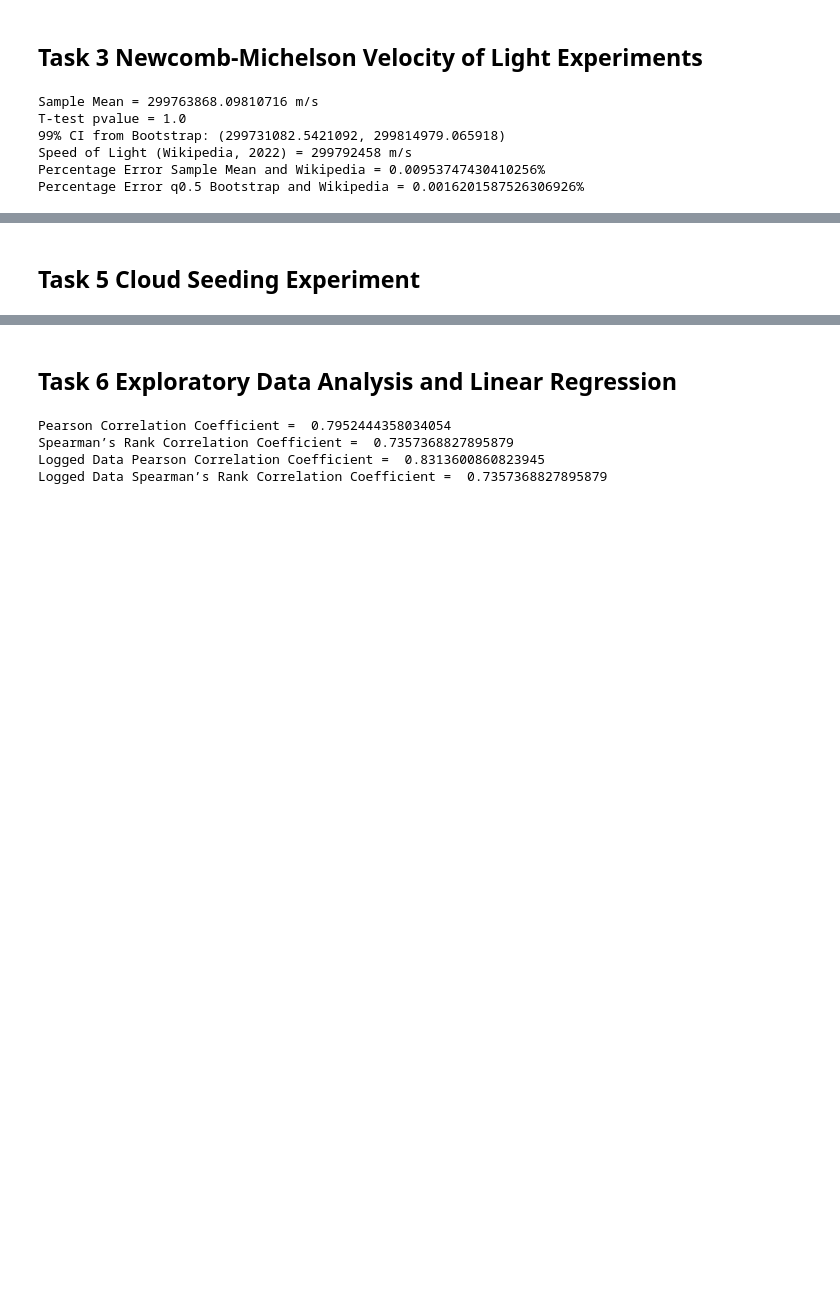
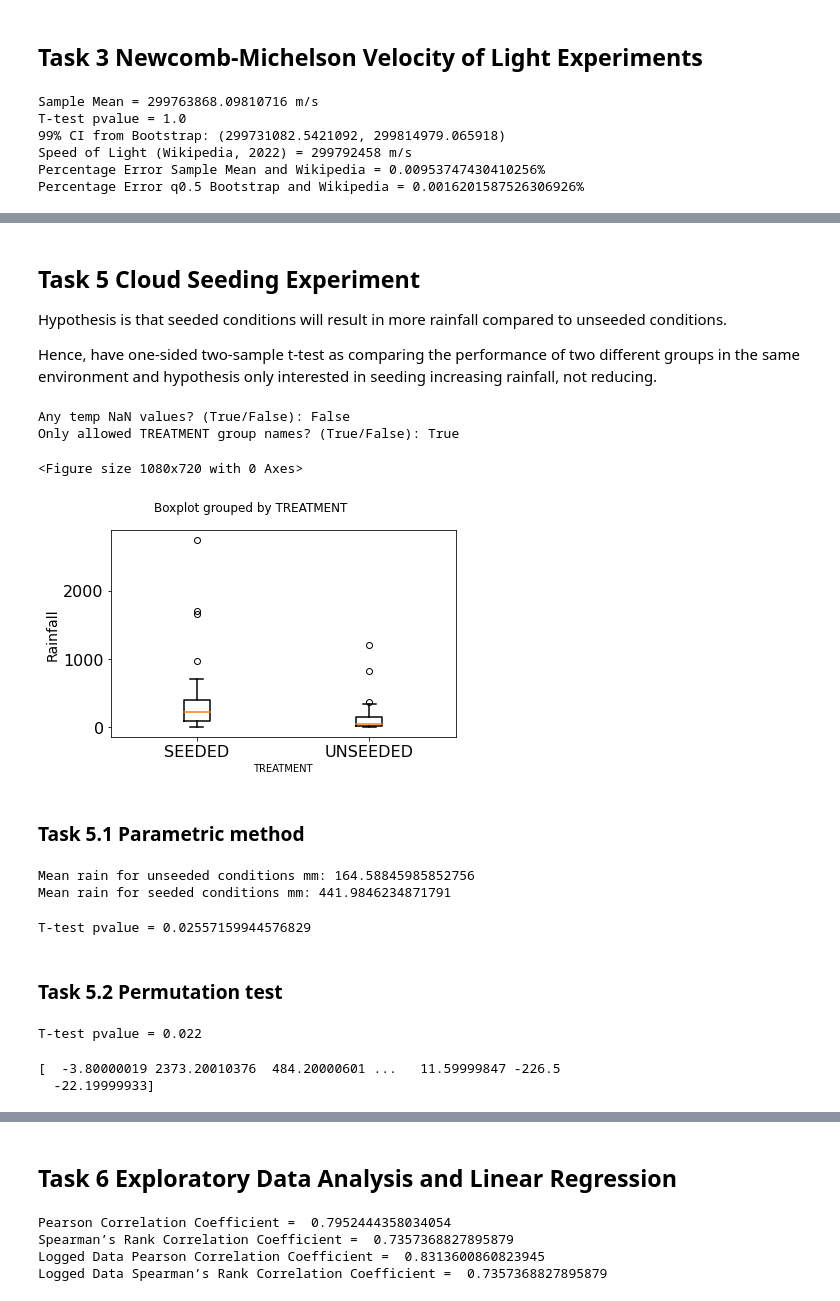
Before and after one commit to robertstrong10/EAT_GP01, a Jupyter notebook: GP01_Assignment1_RS.ipynb, the cells around one changed output, grey strips where cells are left out. Saved outputs shown, nothing was run; the diff lists cells and outputs as text; code cells hidden in the pictures; blank space fills up the shorter version.

```diff
--- a/GP01_Assignment1_RS.ipynb
+++ b/GP01_Assignment1_RS.ipynb
@@ -688,2 +729,79 @@ temps
 # %% [markdown]
 ## Task 5 Cloud Seeding Experiment
+Hypothesis is that seeded conditions will result in more rainfall compared to unseeded conditions.
+
+Hence, have one-sided two-sample t-test as comparing the performance of two different groups in the same environment and hypothesis only interested in seeding increasing rainfall, not reducing.
+# %%
+# Read seeding data and check for NaN and incorrect values
+cloud_df = pd.read_excel("Cloud_Seeding_Case_Study.XLS")
+print('Any temp NaN values? (True/False):', cloud_df.isnull().values.any())  # check nan values
+
+allowed_groups = ['SEEDED', 'UNSEEDED']
+print('Only allowed TREATMENT group names? (True/False):',
+      all(s in allowed_groups for s in cloud_df.loc[:, 'TREATMENT']))  # check allowed treatment groups
+# %% [output]
+Any temp NaN values? (True/False): False
+Only allowed TREATMENT group names? (True/False): True
+# %%
+# Boxplot overview
+header = list(allowed_groups)
+
+plt.figure(figsize=(15,10))
+boxprop = dict(linestyle='-', linewidth=1.5)
+medianprop = dict(linestyle='-', linewidth=1.5)
+whiskerprop = dict(linestyle='-', linewidth=1.5)
+
+cloud_df.boxplot(column='RAINFALL', by='TREATMENT',  labels = header, grid=False, fontsize=16, boxprops=boxprop,
+                 medianprops=medianprop, whiskerprops=whiskerprop, capprops = medianprop, showfliers=True)
+plt.ylabel('Rainfall', fontsize=14)
+plt.title('', fontsize=16)
+plt.tight_layout()
+plt.show()
+# %% [output]
+<Figure size 1080x720 with 0 Axes>
+[figure, added]
+# %% [markdown]
+### Task 5.1 Parametric method
+# %%
+# Split into the two groups + get mean
+unseeded = cloud_df[np.logical_not(cloud_df.loc[:,'TREATMENT']!='UNSEEDED')]
+unseeded = unseeded.loc[:, 'RAINFALL']
+unseeded_mean = np.mean(unseeded)
+print('Mean rain for unseeded conditions mm:', unseeded_mean)
+
+seeded = cloud_df[np.logical_not(cloud_df.loc[:,'TREATMENT']!='SEEDED')]
+seeded = seeded.loc[:, 'RAINFALL'].reset_index(drop=True)
+seeded_mean = np.mean(seeded)
+print('Mean rain for seeded conditions mm:', seeded_mean)
+# %% [output]
+Mean rain for unseeded conditions mm: 164.58845985852756
+Mean rain for seeded conditions mm: 441.9846234871791
+# %%
+t_stat = stats.ttest_ind(seeded, unseeded, equal_var=True, permutations=None, alternative='greater')
+print("T-test pvalue = {}".format(t_stat.pvalue))
+
+# p=0.026 means there is no significant difference for 99% CI but that there is difference for 95% CI
+# %% [output]
+T-test pvalue = 0.02557159944576829
+# %% [markdown]
+### Task 5.2 Permutation test
+# %%
+# 'greater' indicates one-sided test expecting seeded rainfall > unseeded rainfall
+t_stat_permutation = stats.ttest_ind(seeded, unseeded, equal_var=True, permutations=10000, alternative='greater')
+print("T-test pvalue = {}".format(t_stat_permutation.pvalue))
+# p=0.022 means there is no significant difference for 99% CI but that there is difference for 95% CI. Same as 5.1
+# %% [output]
+T-test pvalue = 0.022
+# %%
+# Plotting purposes
+permutations = 10000
+perm_mean = np.zeros((permutations))
+
+for i in range(permutations):
+    new_seeded_mean = np.mean(np.random.permutation(seeded)[0])
+    new_unseeded_mean = np.mean(np.random.permutation(unseeded)[0])
+    perm_mean[i] = new_seeded_mean - new_unseeded_mean
+print(perm_mean)
+# %% [output]
+[  -3.80000019 2373.20010376  484.20000601 ...   11.59999847 -226.5
+  -22.19999933]
```
Also changed, not shown: parts of 12 cells of this notebook.
